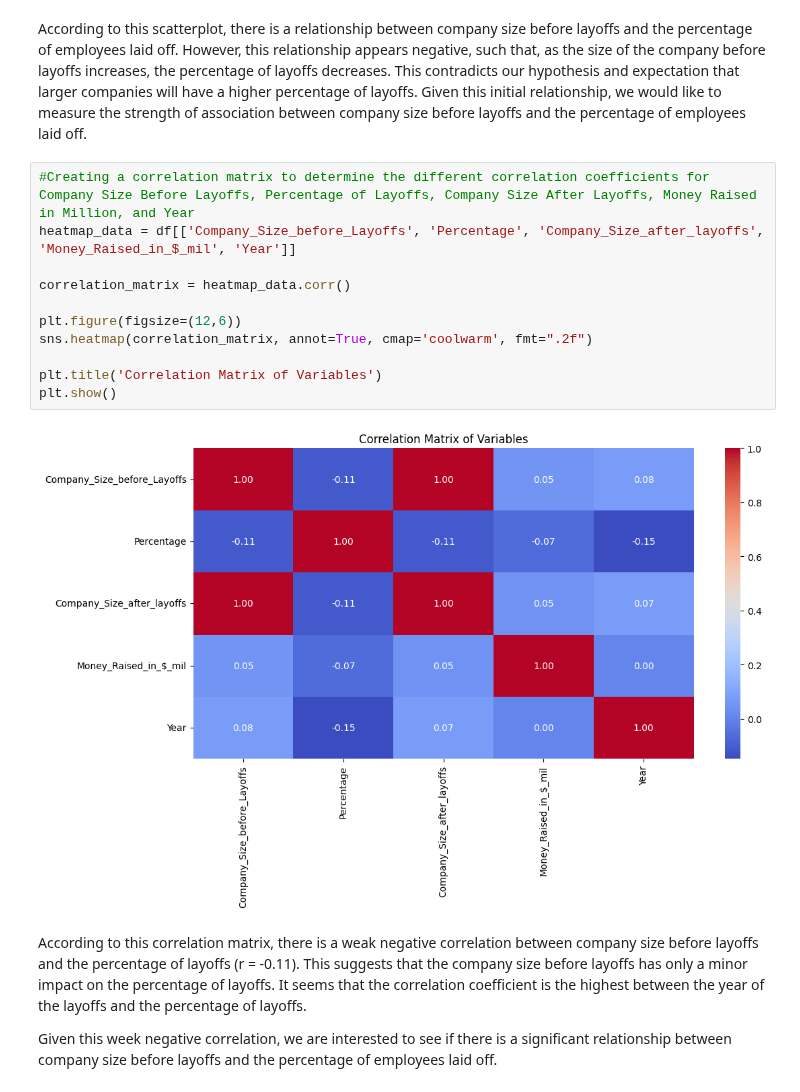
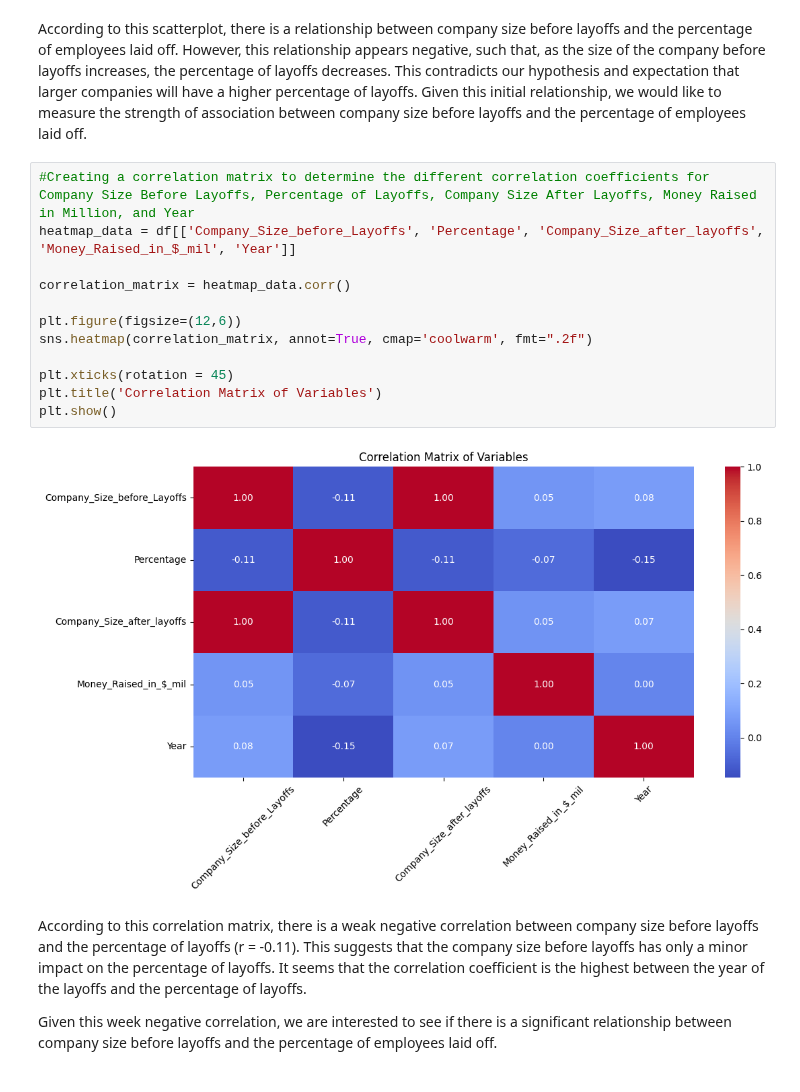
Before and after one commit to COGS108/Group019_WI24, a Jupyter notebook: FinalProject_Group019_WI24.ipynb, the cells around one changed output. Saved outputs shown, nothing was run; the diff lists cells and outputs as text.

```diff
--- a/FinalProject_Group019_WI24.ipynb
+++ b/FinalProject_Group019_WI24.ipynb
@@ -288,16 +286,17 @@ According to this scatterplot, there is a relationship between company size befo
 # %%
 #Creating a correlation matrix to determine the different correlation coefficients for Company Size Before Layoffs, Percentage of Layoffs, Company Size After Layoffs, Money Raised in Million, and Year
 heatmap_data = df[['Company_Size_before_Layoffs', 'Percentage', 'Company_Size_after_layoffs', 'Money_Raised_in_$_mil', 'Year']]
 
 correlation_matrix = heatmap_data.corr()
 
 plt.figure(figsize=(12,6))
 sns.heatmap(correlation_matrix, annot=True, cmap='coolwarm', fmt=".2f")
 
+plt.xticks(rotation = 45)
 plt.title('Correlation Matrix of Variables')
 plt.show()
 # %% [output]
-[figure, old version]
+[figure, new version]
 # %% [markdown]
 According to this correlation matrix, there is a weak negative correlation between company size before layoffs and the percentage of layoffs (r = -0.11). This suggests that the company size before layoffs has only a minor impact on the percentage of layoffs. It seems that the correlation coefficient is the highest between the year of the layoffs and the percentage of layoffs.
 
```
Also changed, not shown: parts of 6 cells of this notebook.
